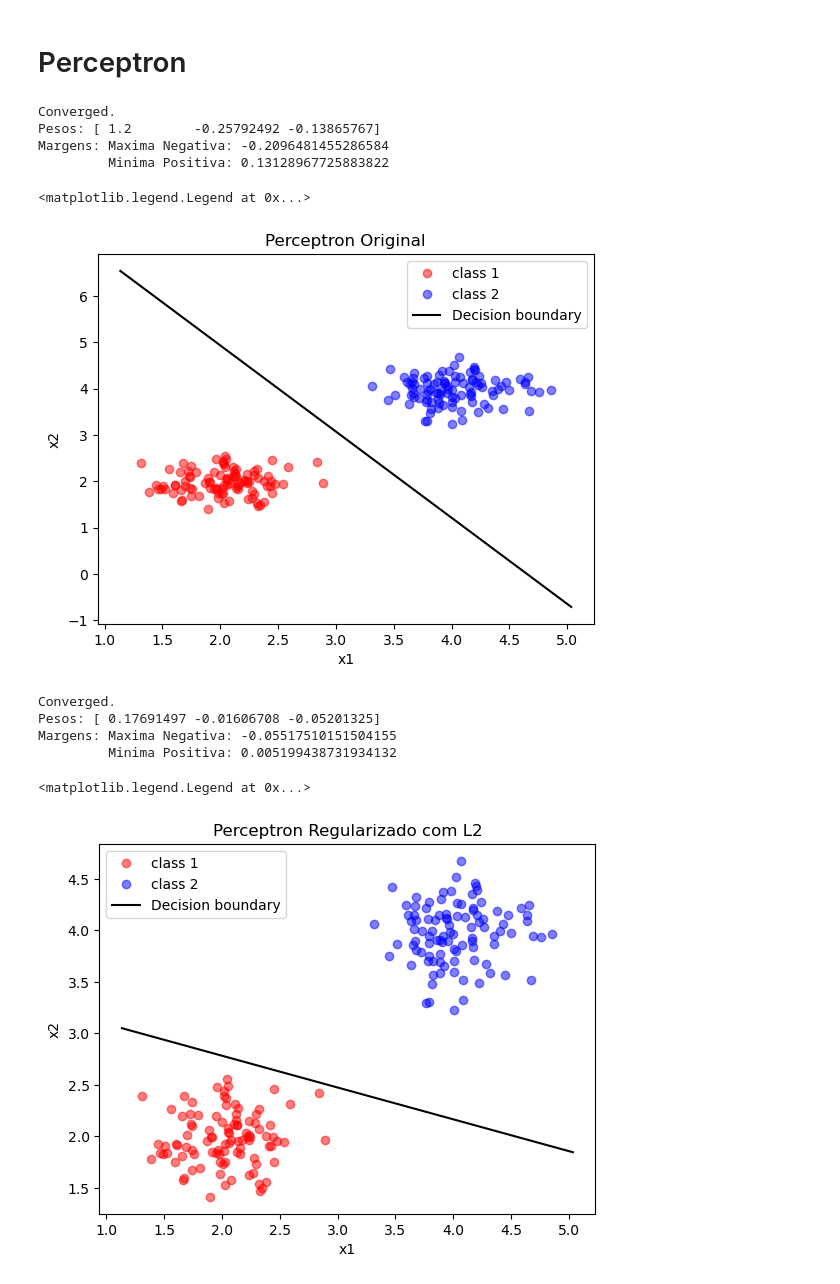
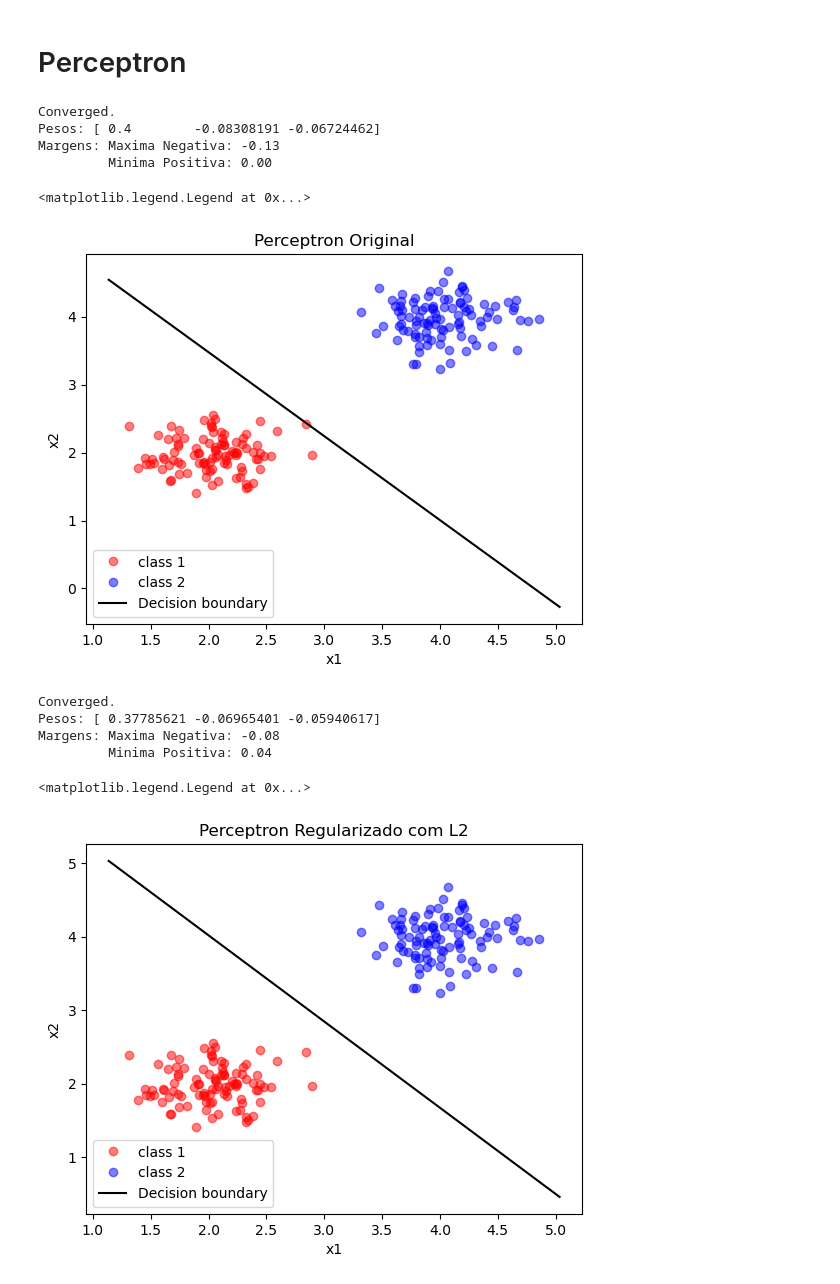
Before and after one commit to muzzidiogo/reconhecimento_de_padroes, a Jupyter notebook: 12_margem_perceptron.ipynb, the cells around one changed output. Cells and saved outputs as stored; diff of their text form; code cells hidden in the pictures.

```diff
--- a/12_margem_perceptron.ipynb
+++ b/12_margem_perceptron.ipynb
@@ -93,6 +95,6 @@ def L2_perceptron(xall, yall, max_iter=5000, eta = 0.1, lambda_ = 0.1):
     return w
 # %%
-np.random.seed(321)
+np.random.seed(123)
 # Plot dos dados de treinamento
 plt.plot(x1[:,0], x1[:,1], 'ro', label = 'class 1',  alpha = 0.5)
 plt.plot(x2[:,0], x2[:,1], 'bo', label = 'class 2',  alpha = 0.5)
@@ -111,49 +113,49 @@ plt.plot(xx, y, 'k-', label = 'Decision boundary')
 # Cálculo da margem
 X_aug = np.hstack((np.ones(xall.shape[0]).reshape(-1, 1), xall))
 imax_neg, imin_pos, margins = calc_margin_braga(w, X_aug)
-print(f"Margens: Maxima Negativa: {margins[imax_neg]}")
-print(f"\t Minima Positiva: {margins[imin_pos]}")
+print(f"Margens: Maxima Negativa: {margins[imax_neg]:.2f}")
+print(f"\t Minima Positiva: {margins[imin_pos]:.2f}")
 plt.title("Perceptron Original")
 plt.xlabel("x1")
 plt.ylabel("x2")
 plt.legend()
 # %% [output]
 Converged.
-Pesos: [ 1.2        -0.25792492 -0.13865767]
-Margens: Maxima Negativa: -0.2096481455286584
-         Minima Positiva: 0.13128967725883822
+Pesos: [ 0.4        -0.08308191 -0.06724462]
+Margens: Maxima Negativa: -0.13
+         Minima Positiva: 0.00
 <matplotlib.legend.Legend at 0x...>
-[figure, old version]
+[figure, new version]
 # %%
-np.random.seed(3)
+np.random.seed(123)
 # Plot dos dados de treinamento
 plt.plot(x1[:,0], x1[:,1], 'ro', label = 'class 1',  alpha = 0.5)
 plt.plot(x2[:,0], x2[:,1], 'bo', label = 'class 2',  alpha = 0.5)
 
 # Treinamento do Perceptron
-w = L2_perceptron(xall, yall, max_iter=1000, eta = 0.1, lambda_ = 0.5)
+w = L2_perceptron(xall, yall, max_iter=1000, eta = 0.1, lambda_ = 0.1)
 print(f"Pesos: {w}")
 
 # Hiperplano de decisão: w0 + w1*x + w2*y = 0 → y = -(w0 + w1*x)/w2
 x_min, x_max = plt.xlim()
 x1_min, x1_max = plt.ylim()
 xx = np.linspace(x_min, x_max, 100)
 y = -(w[0] + w[1] * xx) / w[2]
 plt.plot(xx, y, 'k-', label = 'Decision boundary')
 
 # Cálculo da margem
 X_aug = np.hstack((np.ones(xall.shape[0]).reshape(-1, 1), xall))
 imax_neg, imin_pos, margins = calc_margin_braga(w, X_aug)
-print(f"Margens: Maxima Negativa: {margins[imax_neg]}")
-print(f"\t Minima Positiva: {margins[imin_pos]}")
+print(f"Margens: Maxima Negativa: {margins[imax_neg]:.2f}")
+print(f"\t Minima Positiva: {margins[imin_pos]:.2f}")
 plt.title("Perceptron Regularizado com L2")
 plt.xlabel("x1")
 plt.ylabel("x2")
 plt.legend()
 # %% [output]
 Converged.
-Pesos: [ 0.17691497 -0.01606708 -0.05201325]
-Margens: Maxima Negativa: -0.05517510151504155
-         Minima Positiva: 0.005199438731934132
+Pesos: [ 0.37785621 -0.06965401 -0.05940617]
+Margens: Maxima Negativa: -0.08
+         Minima Positiva: 0.04
 <matplotlib.legend.Legend at 0x...>
-[figure, old version]
+[figure, new version]
```
Also changed, not shown: parts of 1 cell of this notebook.
